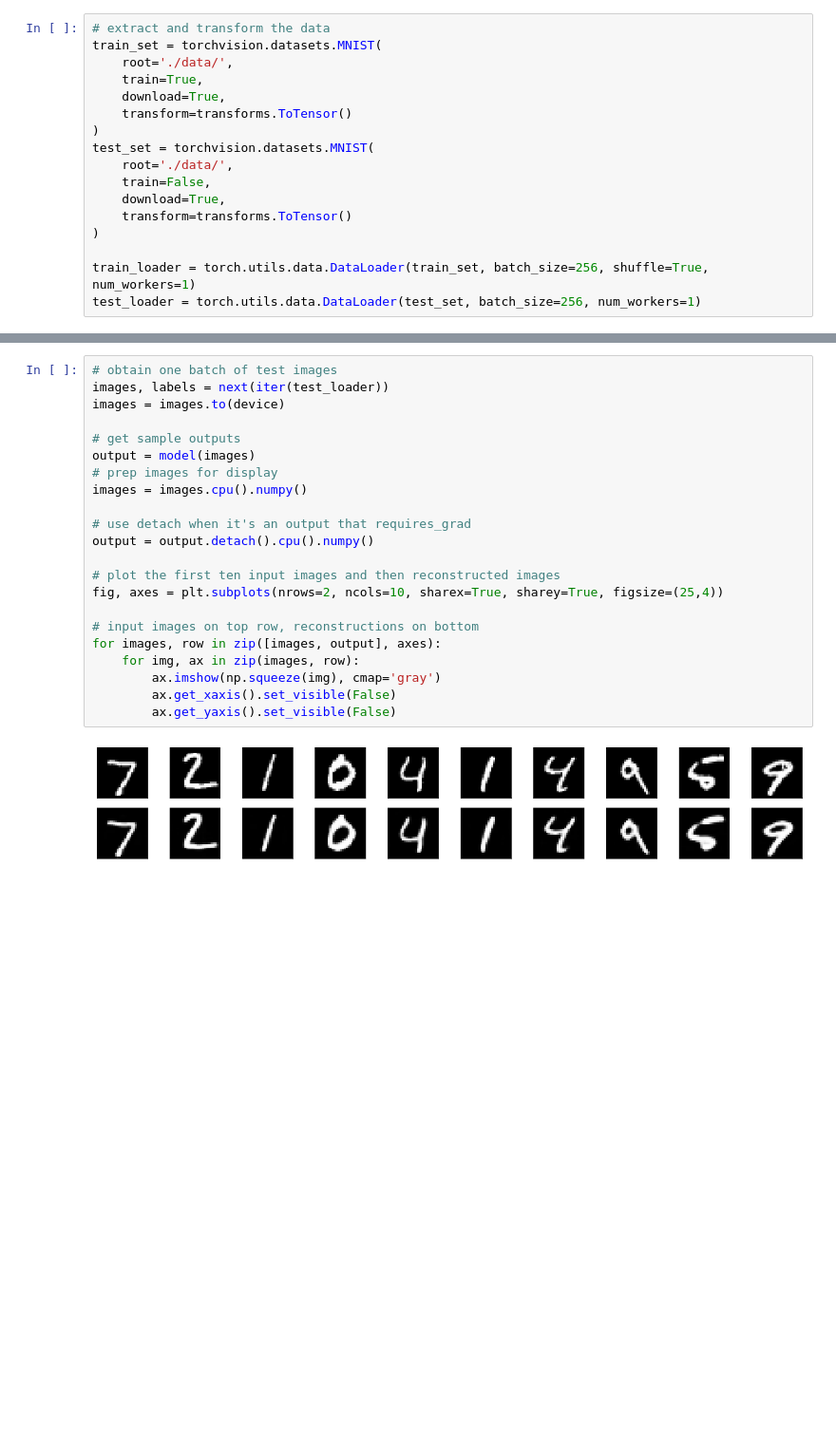
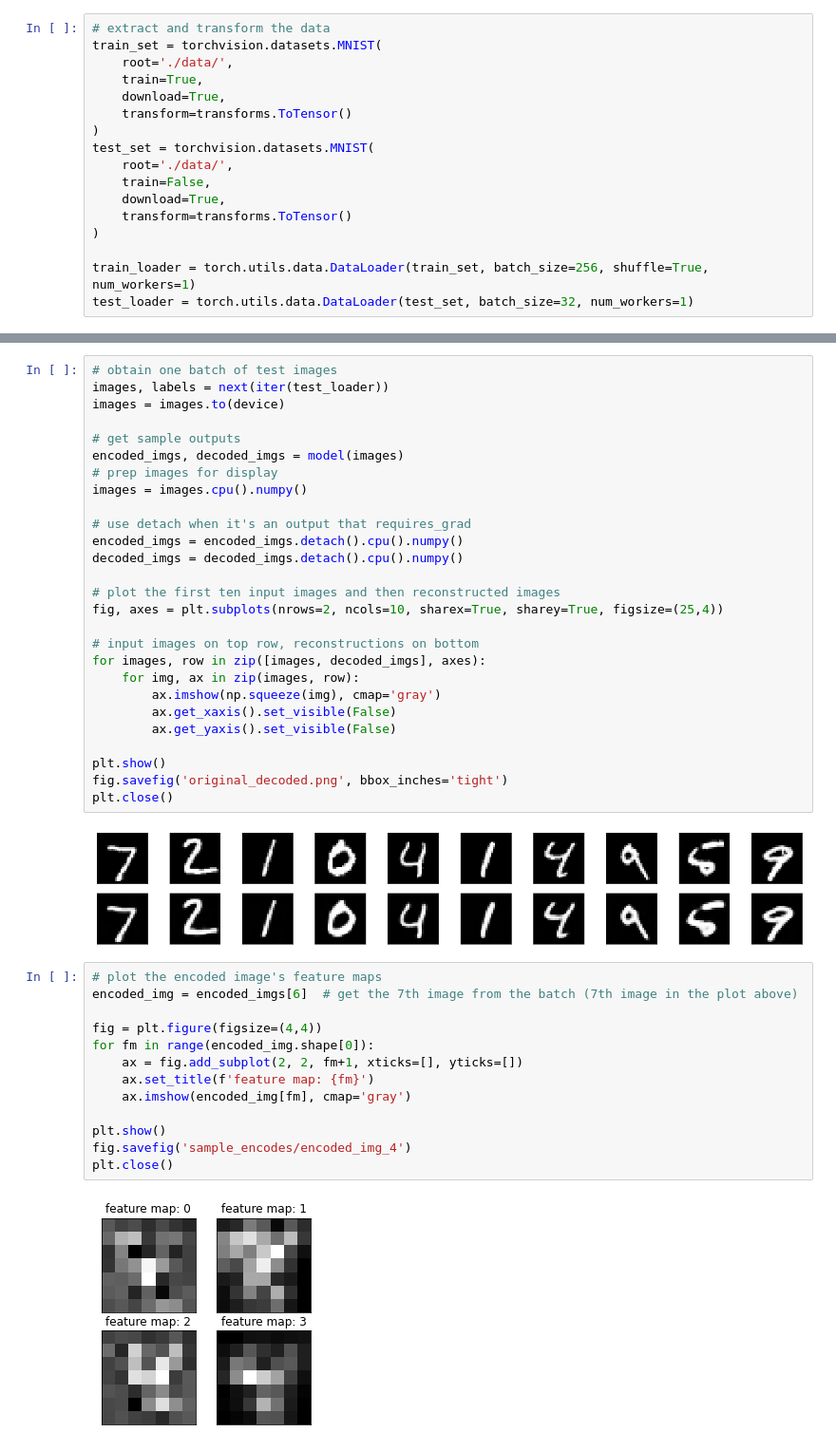
Before and after one commit to priyavrat-misra/image-compression-cae, a Jupyter notebook: train.ipynb, the cells around one changed output, grey strips where cells are left out. Shown at 95% size. Drawn from its saved outputs; the diff is of its cells as text; blank space fills up the shorter version.

Commit message:
refactor code and plot encodings (feature maps)

```diff
--- a/train.ipynb
+++ b/train.ipynb
@@ -32,5 +32,5 @@ test_set = torchvision.datasets.MNIST(
 )
 
 train_loader = torch.utils.data.DataLoader(train_set, batch_size=256, shuffle=True, num_workers=1)
-test_loader = torch.utils.data.DataLoader(test_set, batch_size=256, num_workers=1)
+test_loader = torch.utils.data.DataLoader(test_set, batch_size=32, num_workers=1)
 # %%
@@ -98,21 +108,41 @@ images, labels = next(iter(test_loader))
 images = images.to(device)
 
 # get sample outputs
-output = model(images)
+encoded_imgs, decoded_imgs = model(images)
 # prep images for display
 images = images.cpu().numpy()
 
 # use detach when it's an output that requires_grad
-output = output.detach().cpu().numpy()
+encoded_imgs = encoded_imgs.detach().cpu().numpy()
+decoded_imgs = decoded_imgs.detach().cpu().numpy()
 
 # plot the first ten input images and then reconstructed images
 fig, axes = plt.subplots(nrows=2, ncols=10, sharex=True, sharey=True, figsize=(25,4))
 
 # input images on top row, reconstructions on bottom
-for images, row in zip([images, output], axes):
+for images, row in zip([images, decoded_imgs], axes):
     for img, ax in zip(images, row):
         ax.imshow(np.squeeze(img), cmap='gray')
         ax.get_xaxis().set_visible(False)
         ax.get_yaxis().set_visible(False)
+
+plt.show()
+fig.savefig('original_decoded.png', bbox_inches='tight')
+plt.close()
 # %% [output]
 [figure]
+# %%
+# plot the encoded image's feature maps
+encoded_img = encoded_imgs[6]  # get the 7th image from the batch (7th image in the plot above)
+
+fig = plt.figure(figsize=(4,4))
+for fm in range(encoded_img.shape[0]):
+    ax = fig.add_subplot(2, 2, fm+1, xticks=[], yticks=[])
+    ax.set_title(f'feature map: {fm}')
+    ax.imshow(encoded_img[fm], cmap='gray')
+
+plt.show()
+fig.savefig('sample_encodes/encoded_img_4')
+plt.close()
+# %% [output]
+[figure, added]
```
Also changed, not shown: parts of 8 cells of this notebook, 5 other files.
